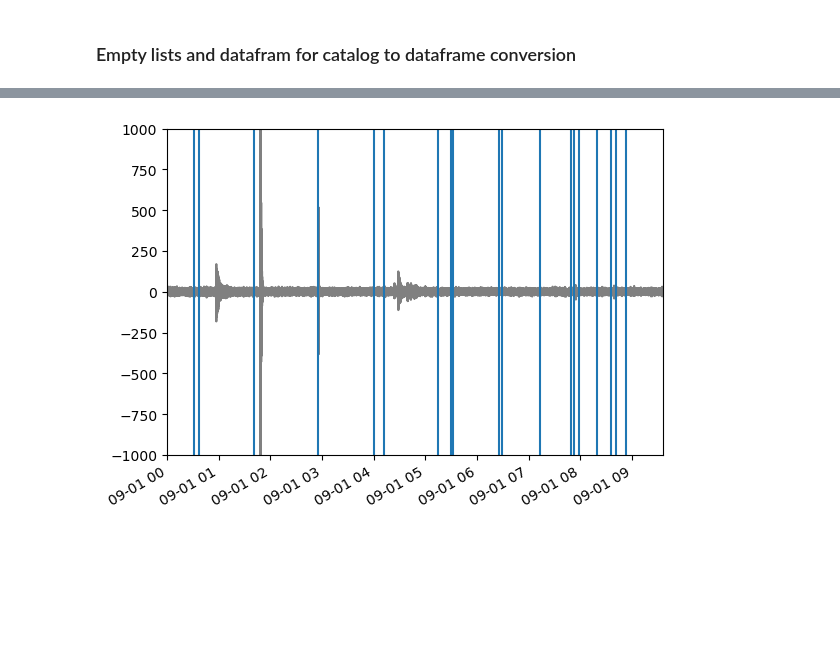
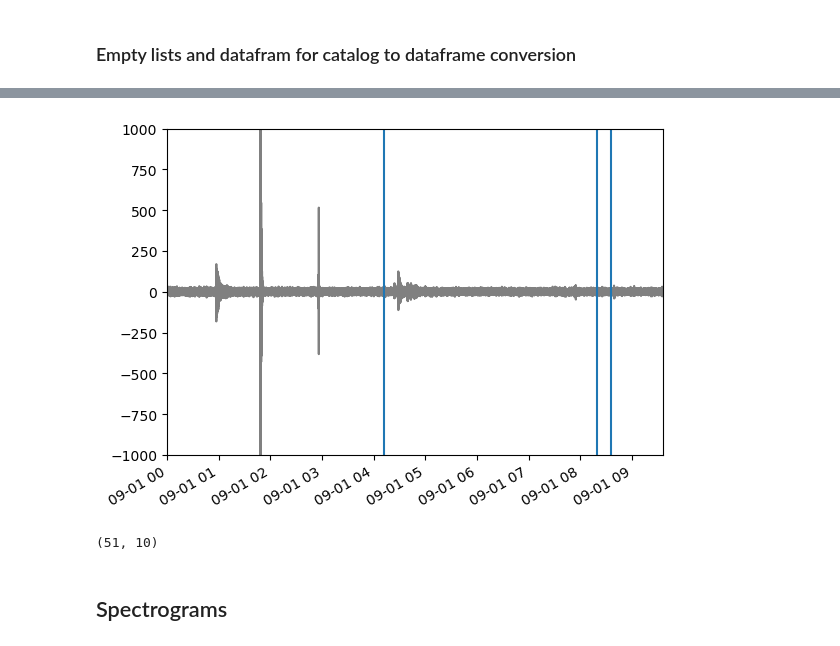
Before and after one commit to iganache/venusquakes, a Jupyter notebook: Tian_event_types.ipynb, the cells around one changed output, grey strips where cells are left out. Drawn from its saved outputs; the diff is of its cells as text; code cells hidden in the pictures; blank space fills up the shorter version.

```diff
--- a/Tian_event_types.ipynb
+++ b/Tian_event_types.ipynb
@@ -107,4 +124,5 @@ catalog_df = pd.DataFrame({'Latitude':lat,'Londitude':lon,'Depth':dep,
 # %%
-catalog_df.hist(column="Magnitude", bins = [0,1,2,3,4,5,6,7])
+intraplate_catalog_df = pd.read_csv("SCRK_events_intraplate.csv")
+intraplate_catalog_df.hist(column="Magnitude", bins = [0,1,2,3,4,5,6,7])
 # %% [output]
 array([[<AxesSubplot:title={'center':'Magnitude'}>]], dtype=object)
@@ -117,14 +163,23 @@ st.plot()
 # %%
-arr_time = np.array(catalog_df.SCRKarrivaltime)
+arr_time = np.array(intraplate_catalog_df.SCRKarrivaltime)
 tr = st[0]
 fig, ax = plt.subplots(1, 1)
 ax.plot(tr.times("matplotlib"), tr.data, "grey")
 ax.xaxis_date()
 ax.vlines(arr_time, ymin = -1000, ymax = 1000)
 ax.set_xlim(18506, 18506.4)
 ax.set_ylim(-1000, 1000)
 fig.autofmt_xdate()
 plt.show()
 # %% [output]
-[figure, old version]
+[figure, new version]
+# %%
+pd.set_option('display.max_rows', None)
+shallow_catalog_df = intraplate_catalog_df.loc[(intraplate_catalog_df.Depth < 100e3) & (intraplate_catalog_df.Depth > 0)]
+print(shallow_catalog_df.shape)
+# print(intraplate_catalog_df.loc[(intraplate_catalog_df.Latitude > 60.0) & (intraplate_catalog_df.Magnitude > 2.0)])
+# %% [output]
+(51, 10)
+# %% [markdown]
+## Spectrograms
 # %%
```
Also changed, not shown: parts of 18 cells of this notebook, 1 other file.
